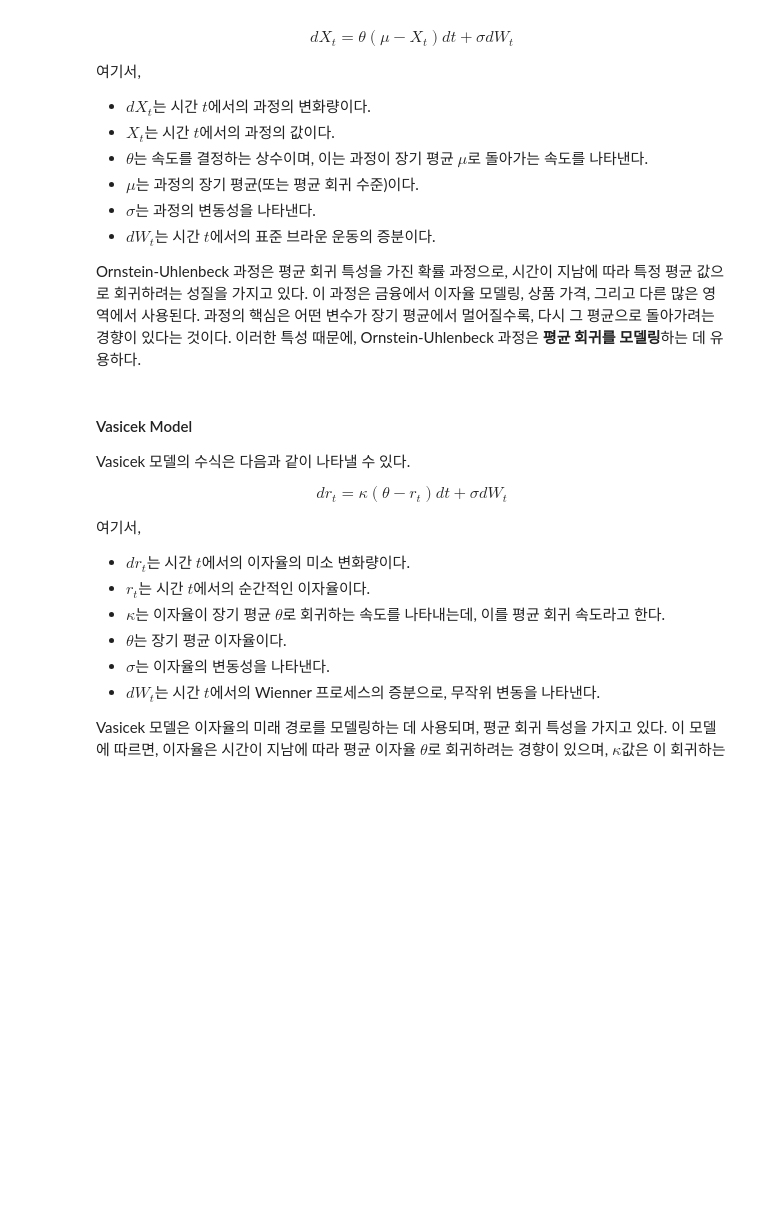
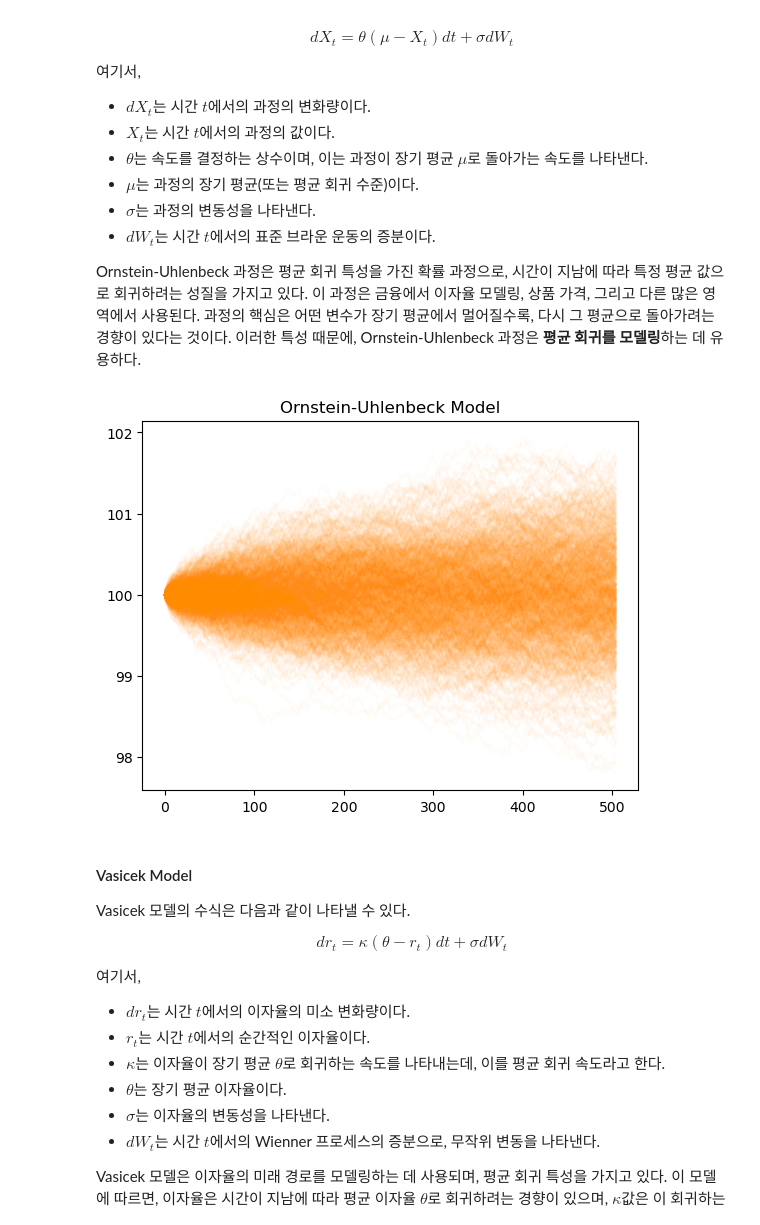
Before and after one commit to QuantifiSogang/2024-01SeniorClass, a Jupyter notebook: 03StochasticProcess/Prac03StochasticProcess.ipynb, the cells around one changed output. Drawn from its saved outputs; the diff is of its cells as text; code cells hidden in the pictures; blank space fills up the shorter version.

```diff
--- a/03StochasticProcess/Prac03StochasticProcess.ipynb
+++ b/03StochasticProcess/Prac03StochasticProcess.ipynb
@@ -30,6 +57,17 @@ $$dX_t = \theta (\mu - X_t) dt + \sigma dW_t$$
 - $dW_t$는 시간 $t$에서의 표준 브라운 운동의 증분이다.
 
 Ornstein-Uhlenbeck 과정은 평균 회귀 특성을 가진 확률 과정으로, 시간이 지남에 따라 특정 평균 값으로 회귀하려는 성질을 가지고 있다. 이 과정은 금융에서 이자율 모델링, 상품 가격, 그리고 다른 많은 영역에서 사용된다. 과정의 핵심은 어떤 변수가 장기 평균에서 멀어질수록, 다시 그 평균으로 돌아가려는 경향이 있다는 것이다. 이러한 특성 때문에, Ornstein-Uhlenbeck 과정은 **평균 회귀를 모델링**하는 데 유용하다.
+# %%
+ou_paths = simulation.ornstein_uhlenbeck(
+    kappa = 0.1, # 수렴 속도
+    theta = 100, # 장기 평균선
+    sigma = 1
+)
+plt.plot(ou_paths.T, color = 'darkorange', alpha = 0.03)
+plt.title('Ornstein-Uhlenbeck Model')
+plt.show()
+# %% [output]
+[figure, added]
 # %% [markdown]
 #### Vasicek Model
 
```
Also changed, not shown: parts of 9 cells of this notebook, 1 other file.
